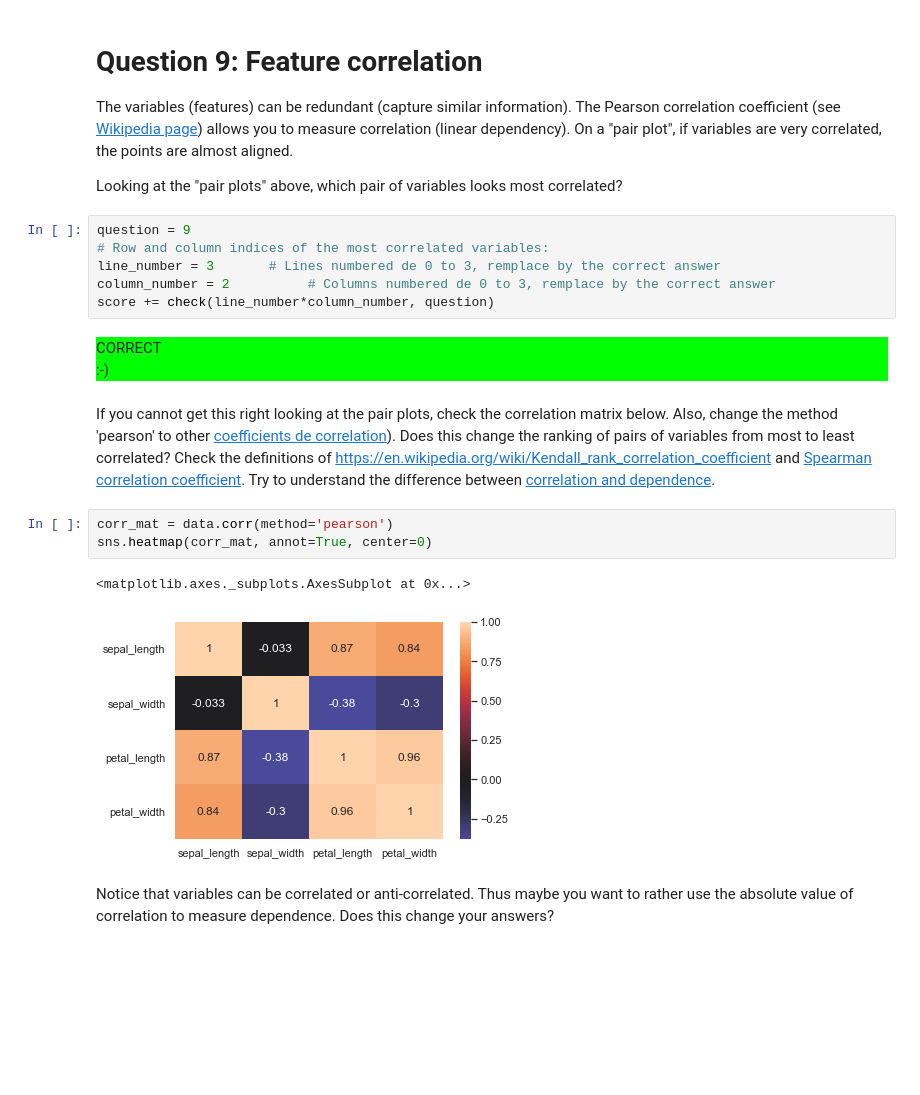
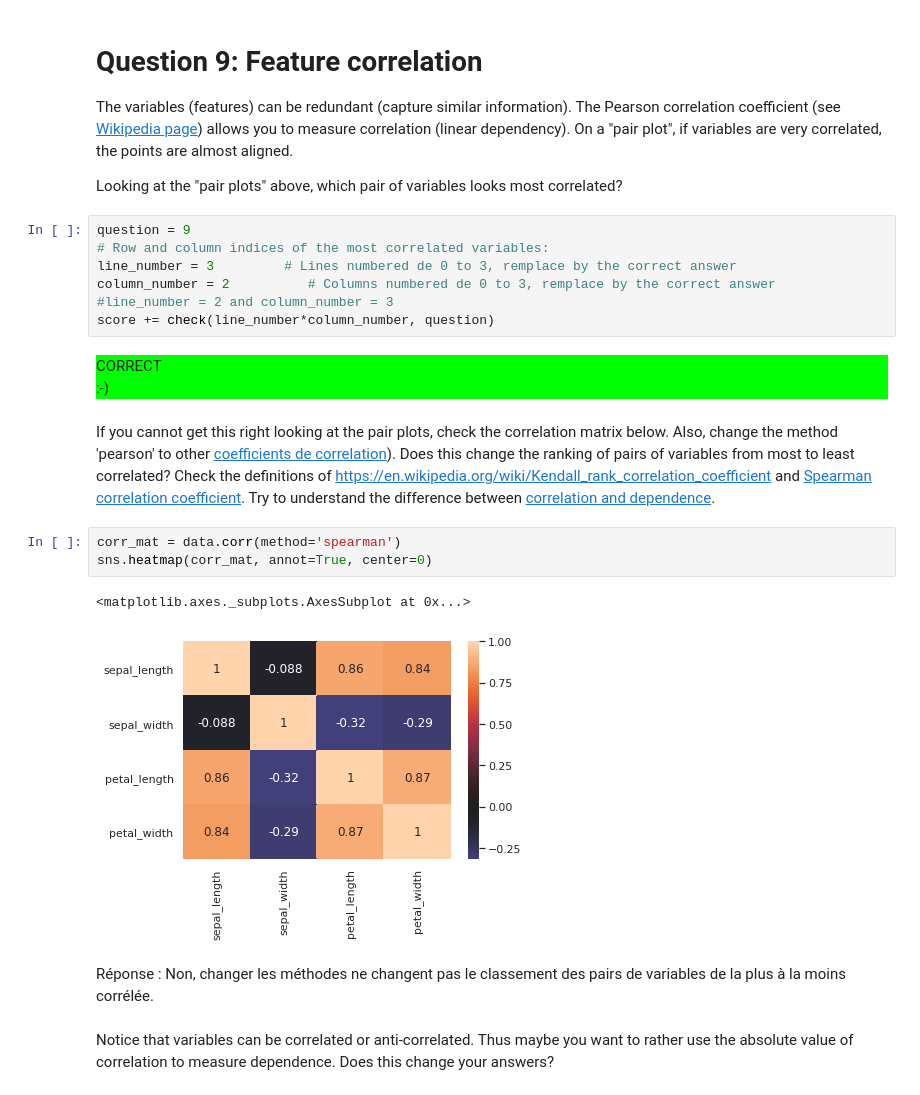
Before and after one commit to charlottetrupin/info232, a Jupyter notebook: TP0/TP0.ipynb, the cells around one changed output. Cells and saved outputs as stored; diff of their text form; blank space fills up the shorter version.

```diff
--- a/TP0/TP0.ipynb
+++ b/TP0/TP0.ipynb
@@ -267,8 +267,9 @@ Looking at the "pair plots" above, which pair of variables looks most correlated
 # %%
 question = 9
 # Row and column indices of the most correlated variables:
-line_number = 3       # Lines numbered de 0 to 3, remplace by the correct answer
+line_number = 3         # Lines numbered de 0 to 3, remplace by the correct answer
 column_number = 2          # Columns numbered de 0 to 3, remplace by the correct answer
+#line_number = 2 and column_number = 3
 score += check(line_number*column_number, question)
 # %% [output]
 CORRECT
@@ -276,11 +277,13 @@ CORRECT
 # %% [markdown]
 If you cannot get this right looking at the pair plots, check the correlation matrix below. Also, change the method 'pearson' to other <a href="https://pandas.pydata.org/pandas-docs/stable/reference/api/pandas.DataFrame.corr.html">coefficients de correlation</a>). Does this change the ranking of pairs of variables from most to least correlated? Check the definitions of <a href ="Kandall tau">https://en.wikipedia.org/wiki/Kendall_rank_correlation_coefficient</a> and <a href="https://en.wikipedia.org/wiki/Spearman%27s_rank_correlation_coefficient">Spearman correlation coefficient</a>. Try to understand the difference between <a href="https://en.wikipedia.org/wiki/Correlation_and_dependence">correlation and dependence</a>.
 # %%
-corr_mat = data.corr(method='pearson')
+corr_mat = data.corr(method='spearman')
 sns.heatmap(corr_mat, annot=True, center=0)
 # %% [output]
 <matplotlib.axes._subplots.AxesSubplot at 0x...>
-[figure, old version]
+[figure, new version]
+# %% [markdown]
+Réponse : Non, changer les méthodes ne changent pas le classement des pairs de variables de la plus à la moins corrélée.
 # %% [markdown]
 Notice that variables can be correlated or anti-correlated. Thus maybe you want to rather use the absolute value of correlation to measure dependence. Does this change your answers?
 # %%
```
Also changed, not shown: parts of 7 cells of this notebook.
